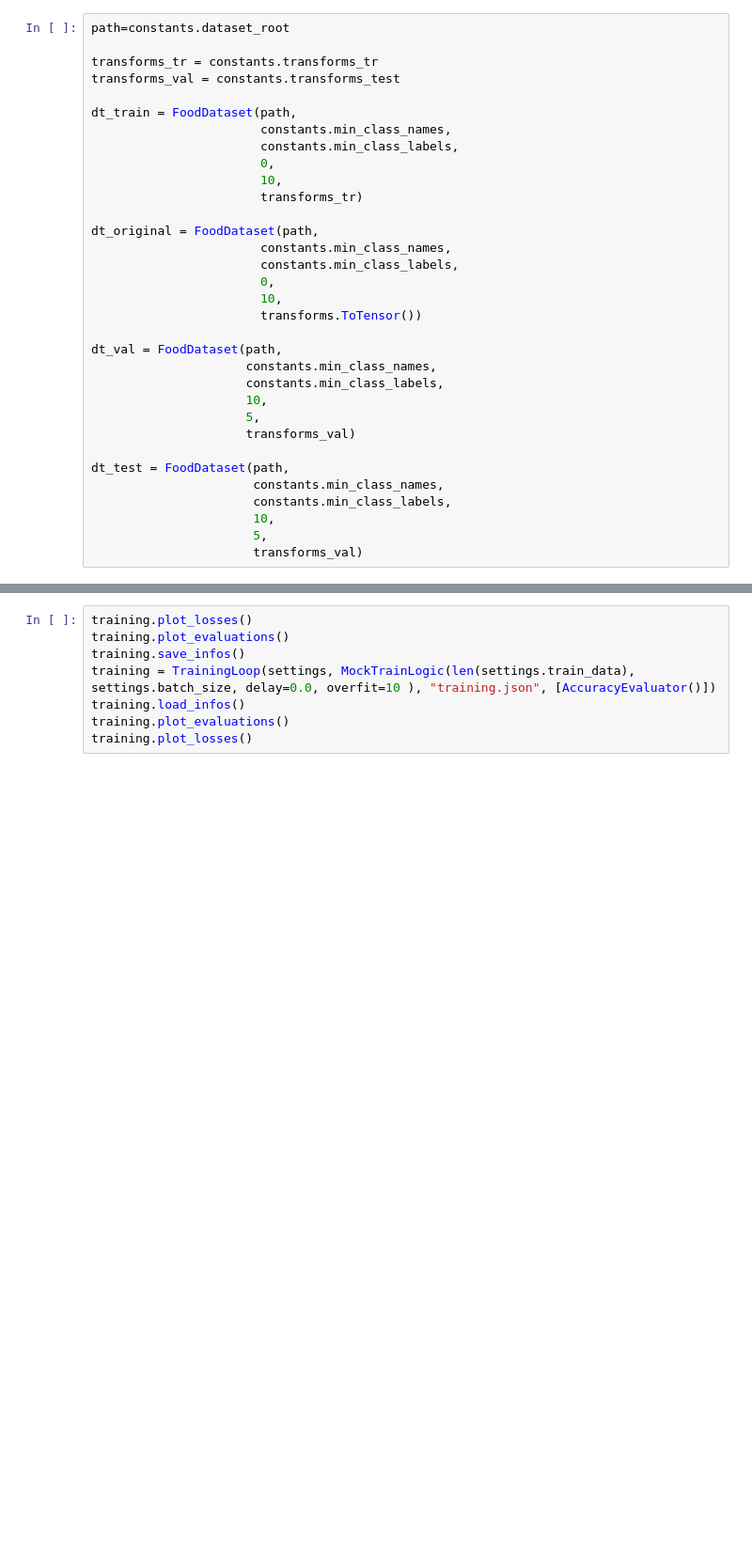
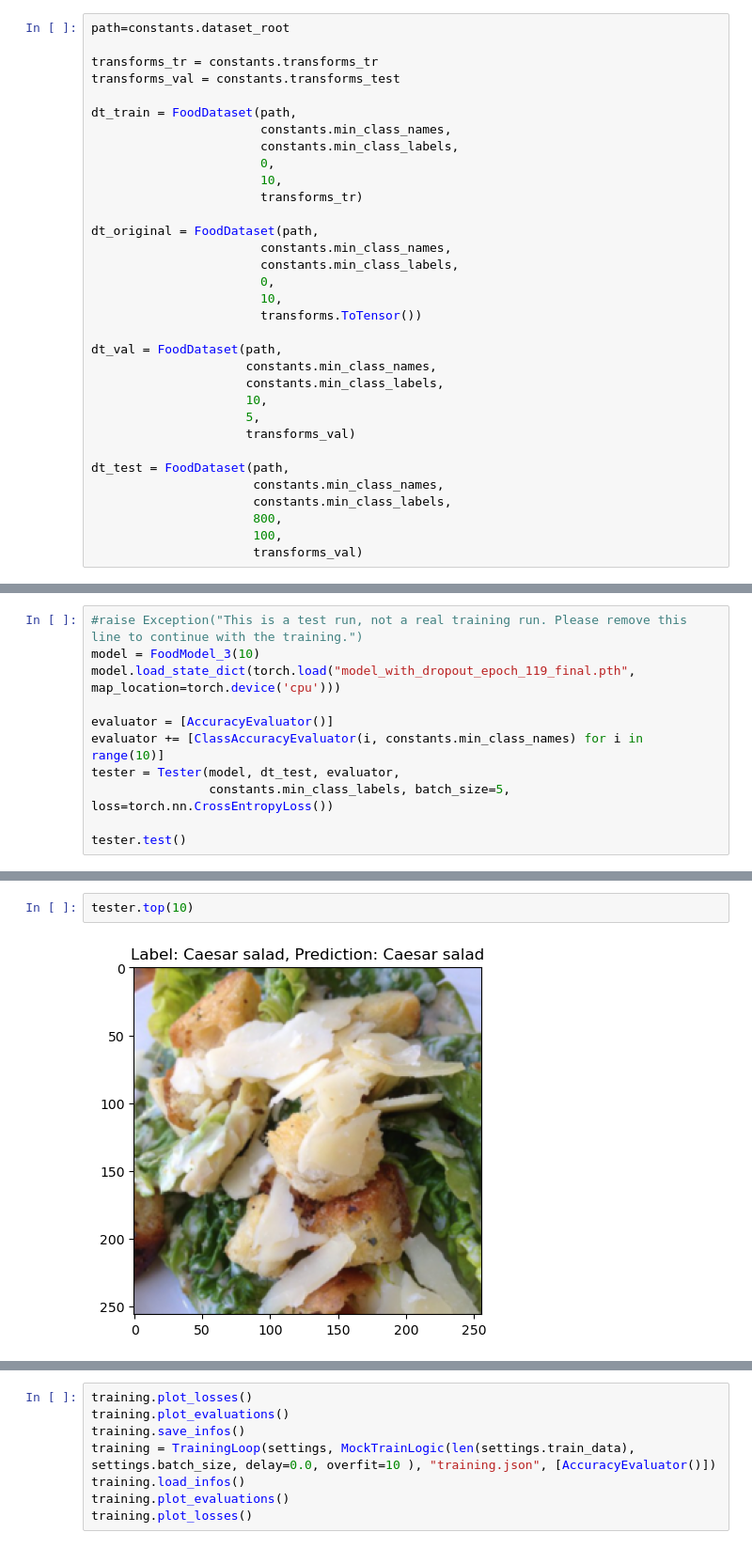
Before and after one commit to shalabala/food101, a Jupyter notebook: project.ipynb, the cells around one changed output, grey strips where cells are left out. Shown at 94% size. Saved outputs shown, nothing was run; the diff lists cells and outputs as text; blank space fills up the shorter version.

```diff
--- a/project.ipynb
+++ b/project.ipynb
@@ -37,6 +40,6 @@ dt_val = FoodDataset(path,
 dt_test = FoodDataset(path,
                       constants.min_class_names,
                       constants.min_class_labels,
-                      10,
-                      5,
+                      800,
+                      100,
                       transforms_val)
@@ -46,0 +46,11 @@ torch.Size([3, 256, 256])
+# %%
+#raise Exception("This is a test run, not a real training run. Please remove this line to continue with the training.")
+model = FoodModel_3(10)
+model.load_state_dict(torch.load("model_with_dropout_epoch_119_final.pth", map_location=torch.device('cpu')))
+
+evaluator = [AccuracyEvaluator()]
+evaluator += [ClassAccuracyEvaluator(i, constants.min_class_names) for i in range(10)]
+tester = Tester(model, dt_test, evaluator,
+                constants.min_class_labels, batch_size=5, loss=torch.nn.CrossEntropyLoss())
+
+tester.test()
@@ -46,0 +71,4 @@ torch.Size([3, 256, 256])
+# %%
+tester.top(10)
+# %% [output]
+[figure, added]
```
Also changed, not shown: parts of 11 cells of this notebook, 5 other files.
